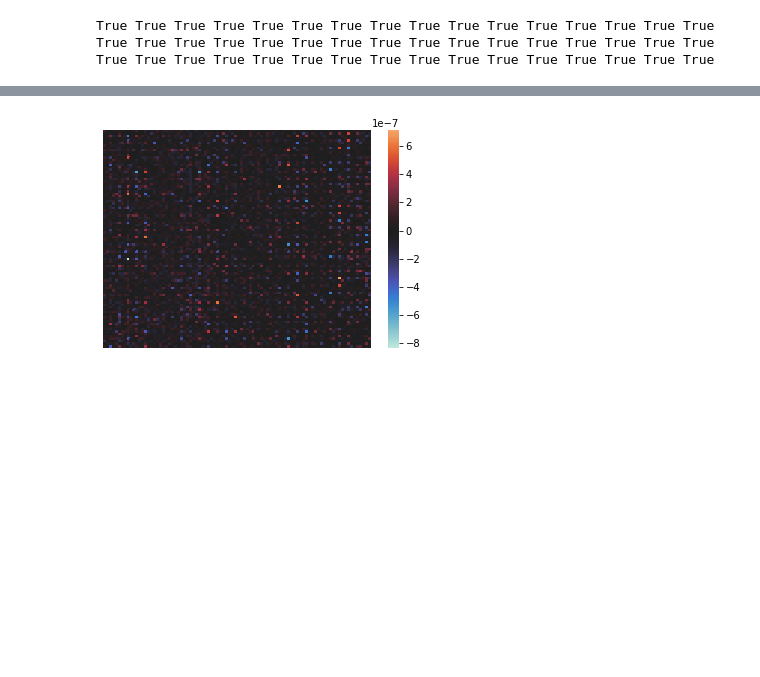
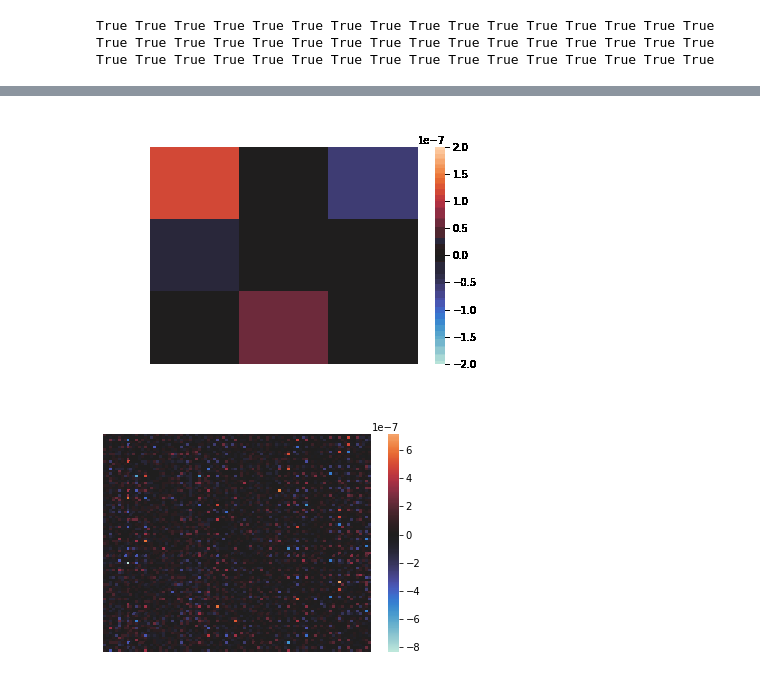
Before and after one commit to boc0/gdml, a Jupyter notebook: dipole.ipynb, the cells around one changed output, grey strips where cells are left out. Cells and saved outputs as stored; diff of their text form; code cells hidden in the pictures; blank space fills up the shorter version.

```diff
--- a/dipole.ipynb
+++ b/dipole.ipynb
@@ -106,3 +109,7 @@ heatmap_animation(lambda i: kernel(X[0], X[i]), name='kernels', center=0, vmax=2
+# %%
+Image(filename="images/kernels.gif")
+# %% [output]
+[figure, added]
 # %%
 @jit
 def kernel_matrix(X, sigma=1):
```
Also changed, not shown: parts of 11 cells of this notebook, 6 other files.
